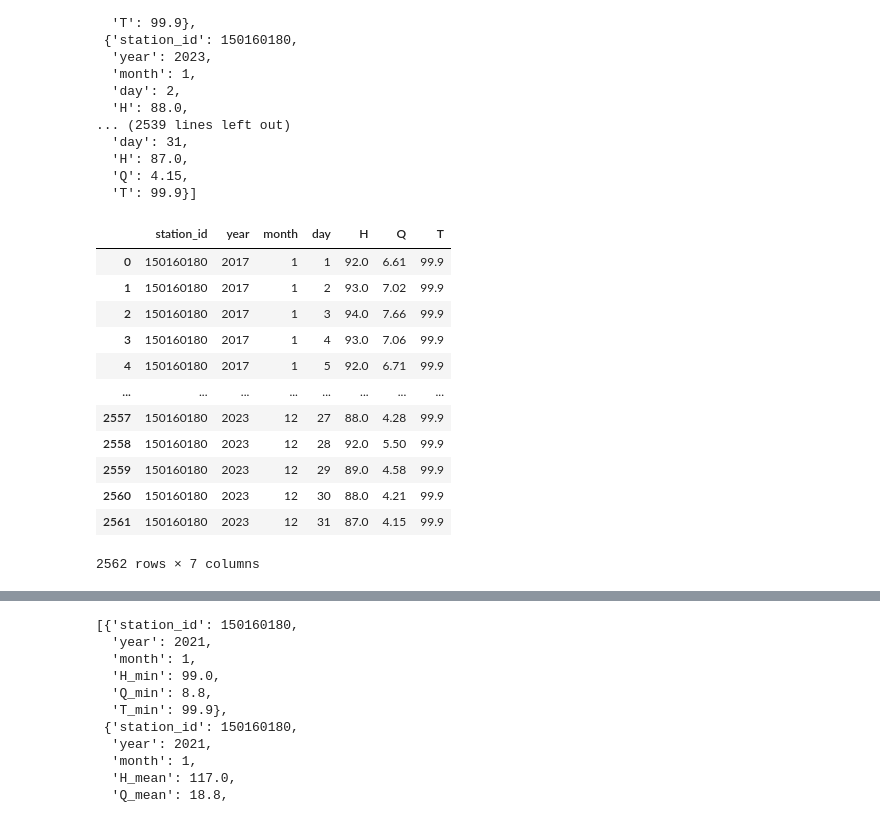
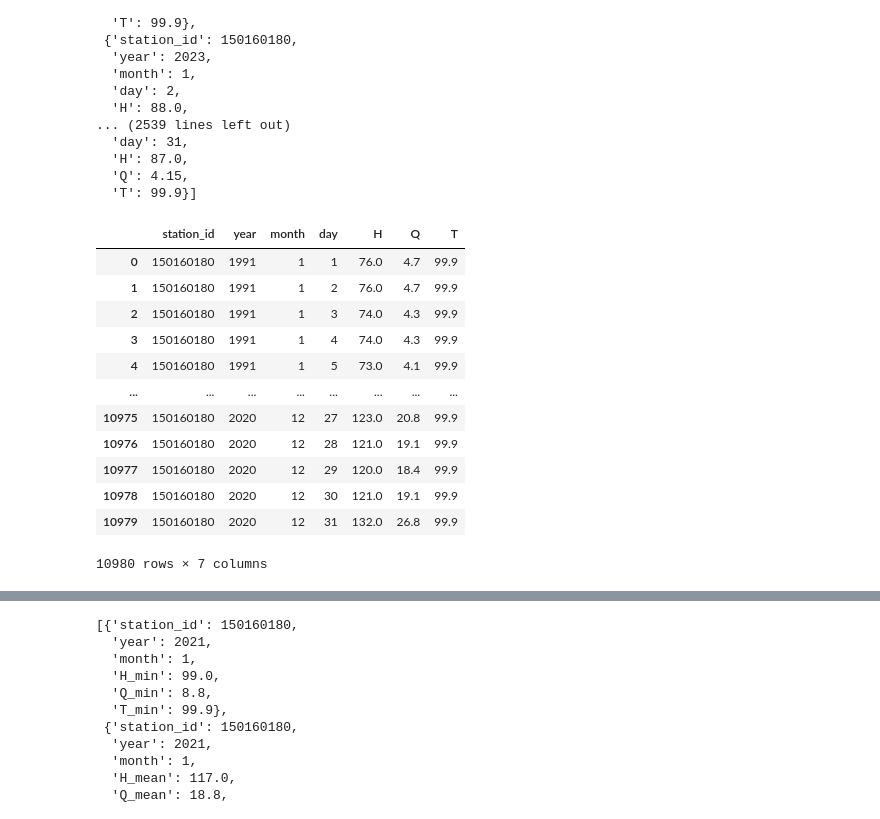
Before and after one commit to Daldek/IMGWTools, a Jupyter notebook: Notebooks/Stats.ipynb, the cells around one changed output, grey strips where cells are left out. Drawn from its saved outputs; the diff is of its cells as text; code cells hidden in the pictures.

```diff
--- a/Notebooks/Stats.ipynb
+++ b/Notebooks/Stats.ipynb
@@ -52,21 +54,21 @@ dobowe.station_data_to_dict(r"..\data\downloaded\dane_hydrologiczne\dobowe\2023\
   'Q': 4.15,
   'T': 99.9}]
 # %%
-dobowe.station_data_to_df(start_year=2017, end_year=2023)
+dobowe.station_data_to_df(start_year=1991, end_year=2020)
 # %% [output]
 |  | station_id | year | month | day | H | Q | T |
-| 0 | 150160180 | 2017 | 1 | 1 | 92.0 | 6.61 | 99.9 |
-| 1 | 150160180 | 2017 | 1 | 2 | 93.0 | 7.02 | 99.9 |
-| 2 | 150160180 | 2017 | 1 | 3 | 94.0 | 7.66 | 99.9 |
-| 3 | 150160180 | 2017 | 1 | 4 | 93.0 | 7.06 | 99.9 |
-| 4 | 150160180 | 2017 | 1 | 5 | 92.0 | 6.71 | 99.9 |
+| 0 | 150160180 | 1991 | 1 | 1 | 76.0 | 4.7 | 99.9 |
+| 1 | 150160180 | 1991 | 1 | 2 | 76.0 | 4.7 | 99.9 |
+| 2 | 150160180 | 1991 | 1 | 3 | 74.0 | 4.3 | 99.9 |
+| 3 | 150160180 | 1991 | 1 | 4 | 74.0 | 4.3 | 99.9 |
+| 4 | 150160180 | 1991 | 1 | 5 | 73.0 | 4.1 | 99.9 |
 | ... | ... | ... | ... | ... | ... | ... | ... |
-| 2557 | 150160180 | 2023 | 12 | 27 | 88.0 | 4.28 | 99.9 |
-| 2558 | 150160180 | 2023 | 12 | 28 | 92.0 | 5.50 | 99.9 |
-| 2559 | 150160180 | 2023 | 12 | 29 | 89.0 | 4.58 | 99.9 |
-| 2560 | 150160180 | 2023 | 12 | 30 | 88.0 | 4.21 | 99.9 |
-| 2561 | 150160180 | 2023 | 12 | 31 | 87.0 | 4.15 | 99.9 |
+| 10975 | 150160180 | 2020 | 12 | 27 | 123.0 | 20.8 | 99.9 |
+| 10976 | 150160180 | 2020 | 12 | 28 | 121.0 | 19.1 | 99.9 |
+| 10977 | 150160180 | 2020 | 12 | 29 | 120.0 | 18.4 | 99.9 |
+| 10978 | 150160180 | 2020 | 12 | 30 | 121.0 | 19.1 | 99.9 |
+| 10979 | 150160180 | 2020 | 12 | 31 | 132.0 | 26.8 | 99.9 |
-2562 rows × 7 columns
+10980 rows × 7 columns
 # %%
 dobowe._data.loc[120]
 # %% [output]
```
Also changed, not shown: parts of 21 cells of this notebook, 1 other file.
